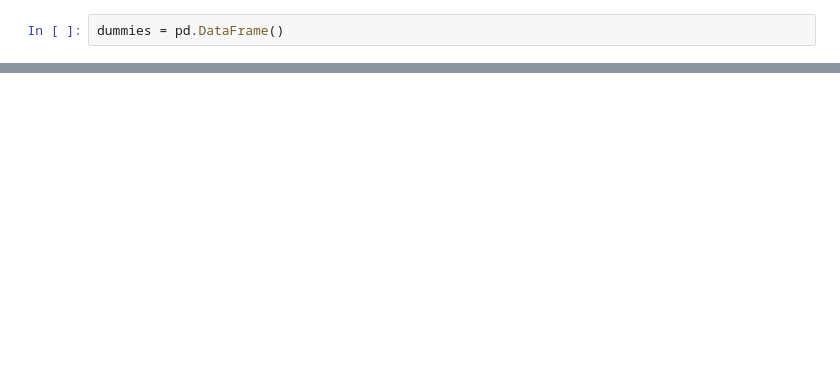
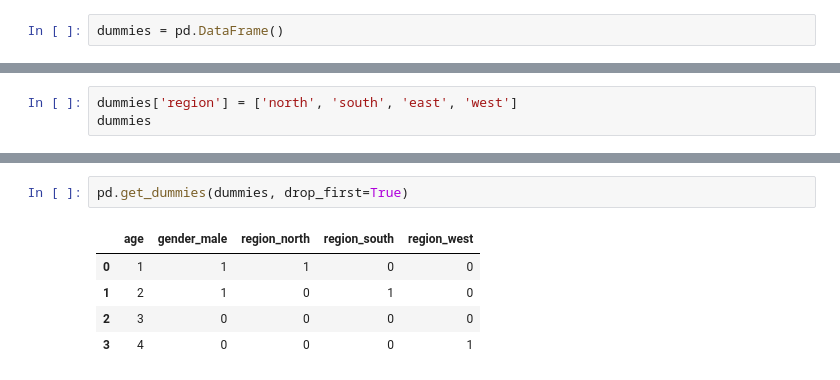
Before and after one commit to arjunc12/cmpinf2120-notebooks, a Jupyter notebook: Regression-and-Classification/multilinear-regression.ipynb, the cells around one changed output, grey strips where cells are left out. Cells and saved outputs as stored; diff of their text form; blank space fills up the shorter version.

```diff
--- a/Regression-and-Classification/multilinear-regression.ipynb
+++ b/Regression-and-Classification/multilinear-regression.ipynb
@@ -115,0 +136,3 @@ pd.get_dummies(dummies)
+# %%
+dummies['region'] = ['north', 'south', 'east', 'west']
+dummies
@@ -115,0 +145,8 @@ pd.get_dummies(dummies)
+# %%
+pd.get_dummies(dummies, drop_first=True)
+# %% [output]
+|  | age | gender_male | region_north | region_south | region_west |
+| 0 | 1 | 1 | 1 | 0 | 0 |
+| 1 | 2 | 1 | 0 | 1 | 0 |
+| 2 | 3 | 0 | 0 | 0 | 0 |
+| 3 | 4 | 0 | 0 | 0 | 1 |
```
Also changed, not shown: parts of 6 cells of this notebook, 2 other files.
